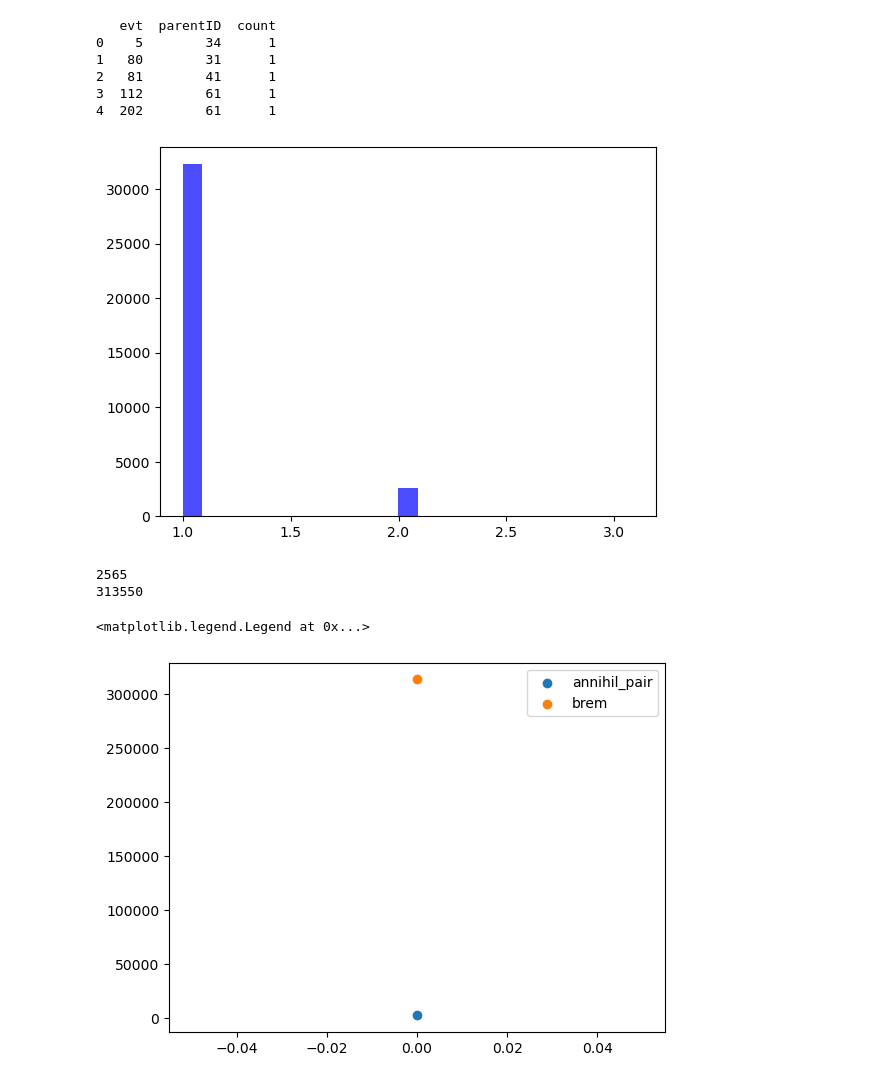
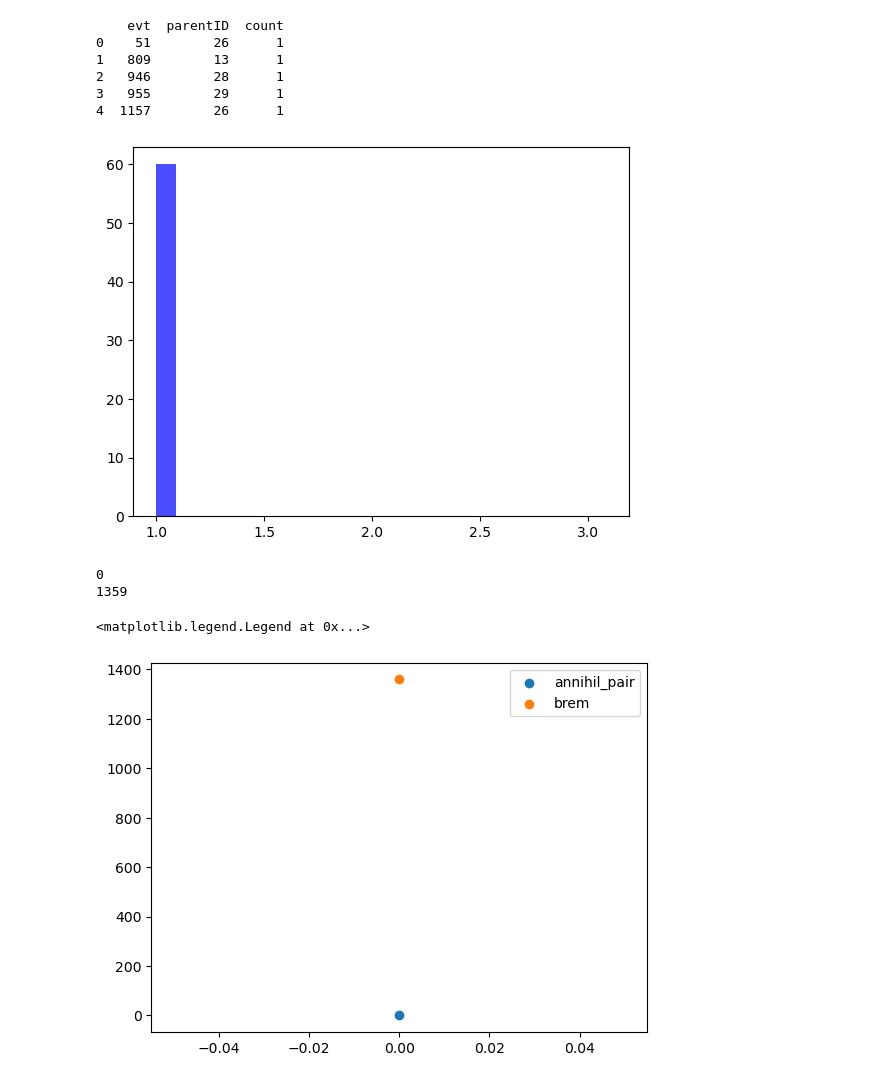
Before and after one commit to francescouni0/Online-Monitoring, a Jupyter notebook: Analysis.ipynb, the cells around one changed output. Saved outputs shown, nothing was run; the diff lists cells and outputs as text; code cells hidden in the pictures.

```diff
--- a/Analysis.ipynb
+++ b/Analysis.ipynb
@@ -162,46 +162,46 @@ import pandas as pd
 import numpy as np
 import matplotlib.pyplot as plt
 
-file = uproot.open("dati/Ricostruzione_PET/Hits_high.root")
+file = uproot.open("dati/smallphantom/Hits.root")
 tree = file["Hits"]
 
 data = tree.arrays(library="pd")
 
 annihil_data = data[data["processName"] == "annihil"]
 brems_data = data[data["processName"] == "eBrem"]
 #brems_data = brems_data[brems_data["energy"] >= 0.4]
 #brems_data = brems_data[brems_data["energy"] <= 0.6]
 
 # Group the filtered data by event and parentID, then count occurrences
 grouped_data = annihil_data.groupby(["evt", "parentID"]).size().reset_index(name="count")
 
 grouped_data_brem = brems_data.groupby(["evt"]).size().reset_index(name="count")
 
 print(grouped_data.head())
 
 bins = [0.999, 1.09, 1.9999,2.09,2.9999, 3.09]
 
 #plt.hist(grouped_data_brem["count"], bins=bins, label="brem", alpha=0.7, color="red")
 plt.hist(grouped_data["count"], bins=bins, label="annihil", alpha=0.7, color="blue")
 plt.show()
 
 print(np.shape(grouped_data[grouped_data["count"]==2])[0])
 
 print(np.shape(grouped_data_brem)[0])
 
 x=[0]
 plt.scatter(x,np.shape(grouped_data[grouped_data["count"]==2])[0],label="annihil_pair")
 plt.scatter(x,np.shape(grouped_data_brem)[0],label="brem")
 plt.legend()
 # %% [output]
-   evt  parentID  count
-0    5        34      1
-1   80        31      1
-2   81        41      1
-3  112        61      1
-4  202        61      1
+    evt  parentID  count
+0    51        26      1
+1   809        13      1
+2   946        28      1
+3   955        29      1
+4  1157        26      1
-[figure, old version]
+[figure, new version]
-2565
-313550
+0
+1359
 <matplotlib.legend.Legend at 0x...>
-[figure, old version]
+[figure, new version]
```
Also changed, not shown: parts of 2 cells of this notebook, 5 other files.
